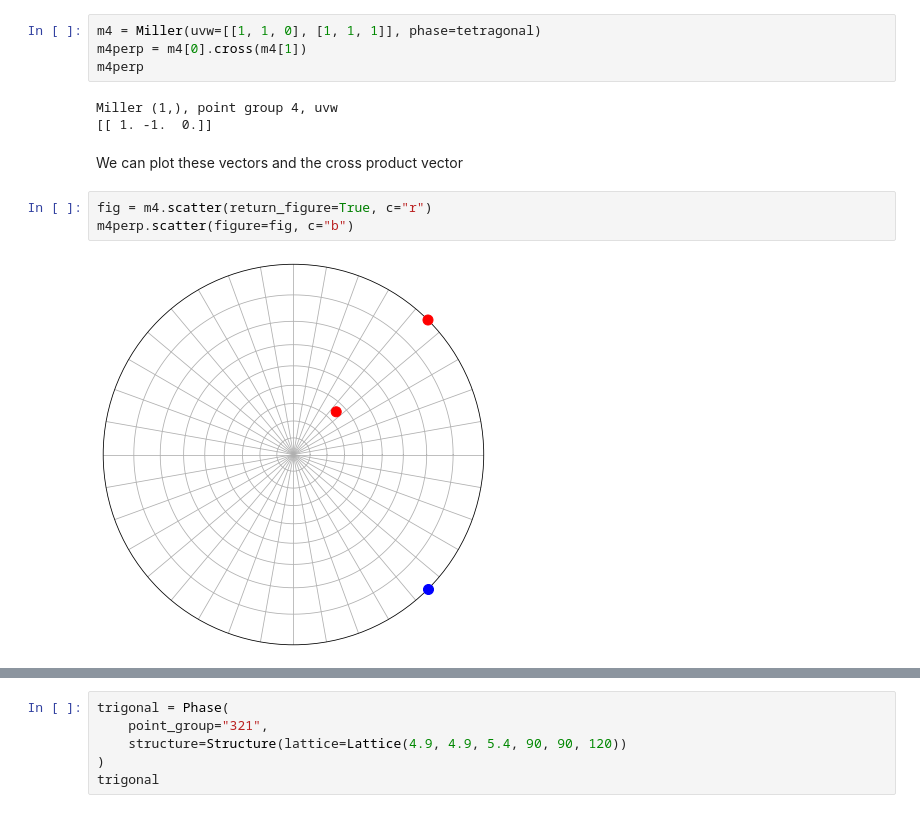
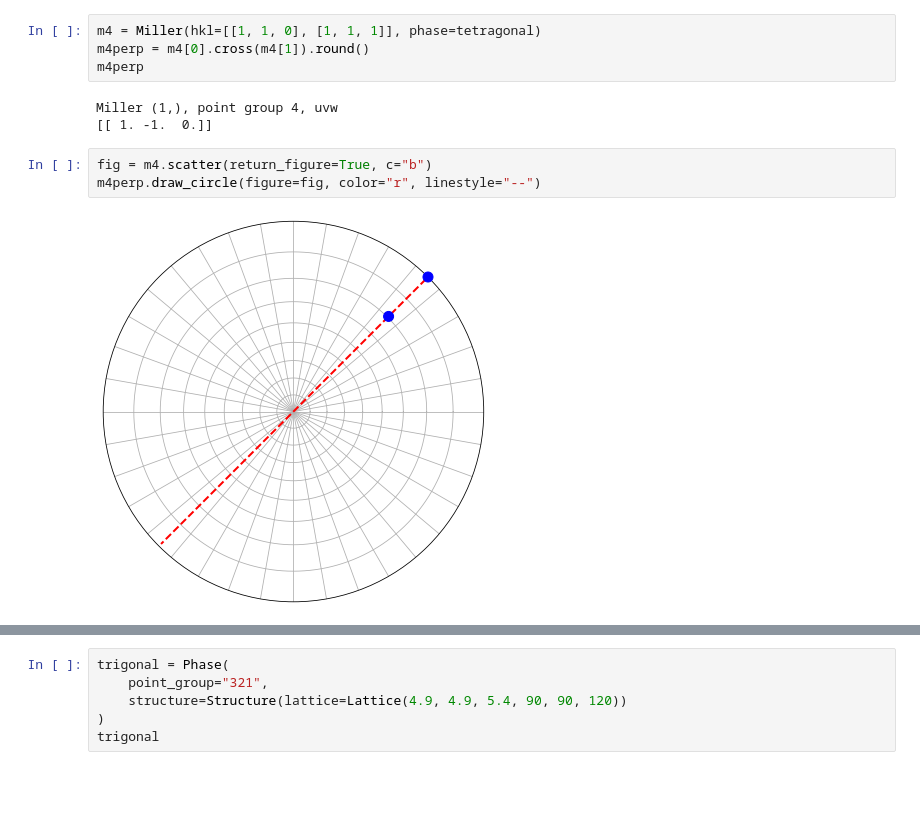
Before and after one commit to pyxem/orix, a Jupyter notebook: doc/crystal_geometry.ipynb, the cells around one changed output, grey strips where cells are left out. Cells and saved outputs as stored; diff of their text form; blank space fills up the shorter version.

Commit message:
Great number of improvements to Miller class and notebook
Signed-off-by: Håkon Wiik Ånes <hwaanes@gmail.com>

```diff
--- a/doc/crystal_geometry.ipynb
+++ b/doc/crystal_geometry.ipynb
@@ -143,14 +188,12 @@ The cross product of the lattice vectors [110] and [111] in the crystal
 # %%
-m4 = Miller(uvw=[[1, 1, 0], [1, 1, 1]], phase=tetragonal)
-m4perp = m4[0].cross(m4[1])
+m4 = Miller(hkl=[[1, 1, 0], [1, 1, 1]], phase=tetragonal)
+m4perp = m4[0].cross(m4[1]).round()
 m4perp
 # %% [output]
 Miller (1,), point group 4, uvw
 [[ 1. -1.  0.]]
-# %% [markdown]
-We can plot these vectors and the cross product vector
 # %%
-fig = m4.scatter(return_figure=True, c="r")
-m4perp.scatter(figure=fig, c="b")
+fig = m4.scatter(return_figure=True, c="b")
+m4perp.draw_circle(figure=fig, color="r", linestyle="--")
 # %% [output]
-[figure, old version]
+[figure, new version]
```
Also changed, not shown: parts of 108 cells of this notebook, 2 other files.
